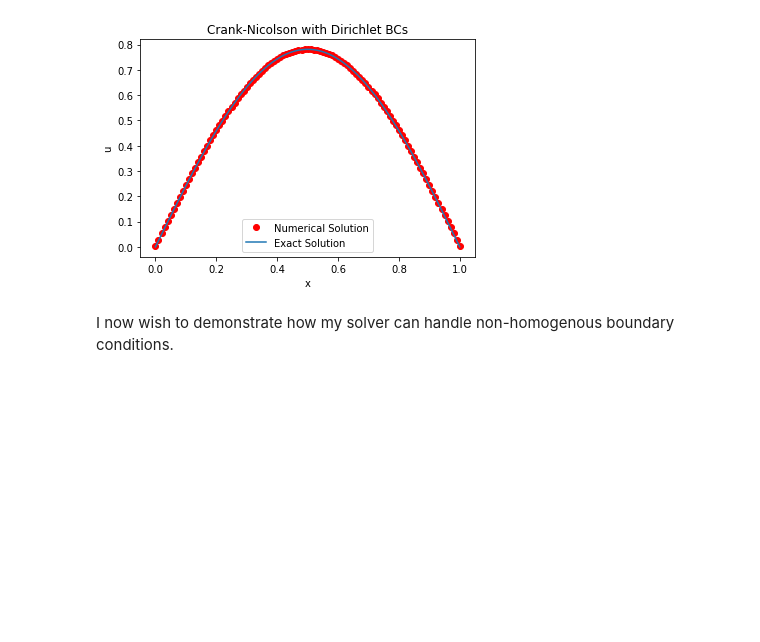
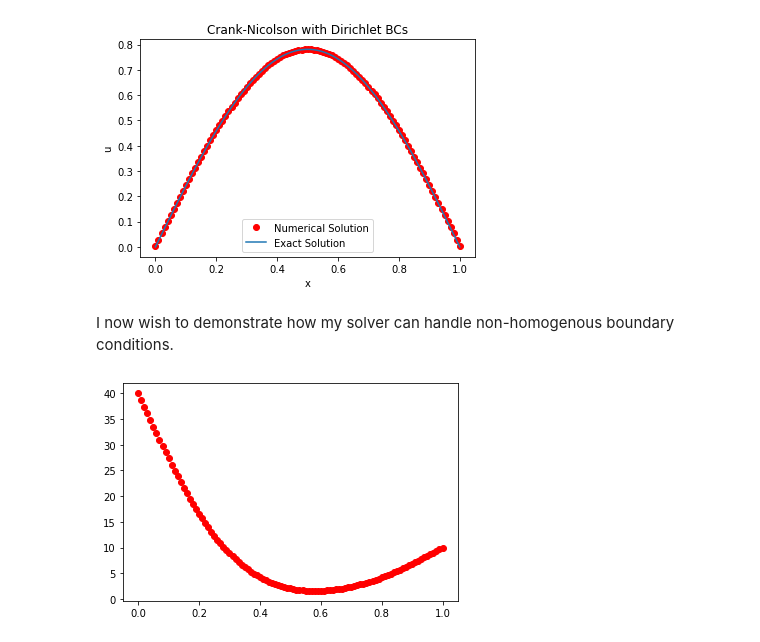
Before and after one commit to joesouber/EMAT30008, a Jupyter notebook: report.ipynb, the cells around one changed output. Drawn from its saved outputs; the diff is of its cells as text; code cells hidden in the pictures; blank space fills up the shorter version.

```diff
--- a/report.ipynb
+++ b/report.ipynb
@@ -436,3 +436,50 @@ plot_comparison(u2, t2, L, 0.1,u_exact,'Crank-Nicolson with Dirichlet BCs')
 [figure]
 # %% [markdown]
 I now wish to demonstrate how my solver can handle non-homogenous boundary conditions.
+# %%
+L = 1
+T = 0.5
+mx = 100
+mt = 1000
+
+def Initial_Condition(x, L):
+    '''
+    Function containing the initial conditions as described above.
+    '''
+    return 0
+
+def dirichlet_nonhomogenous(x, t):
+    '''
+    Function containing the boundary condition described above.
+    Note how different boundary conditions can be applied at each end of the domain using if statements.
+    '''
+    if x==0:
+        return 40
+    else:
+        return 10
+
+
+def D(x):
+    return x / (x * 10)
+
+def source_term(x,t):
+    return 0
+
+u, t = finite_difference(L, T, mx, mt, 'dirichlet', dirichlet_nonhomogenous, Initial_Condition, discretisation='feuler', source_term = source_term,D = D,linearity='linear')
+
+
+index = [t==0.3]
+    # Select the slice of the solution at t=t_plot
+solution1 = u[:,index[0]]
+
+
+xx = np.linspace(0,L,u.shape[0])
+    # Plot u at t=t_plot
+
+
+plt.plot(xx, solution1, 'o', c='r', label='Numerical Solution')
+
+plt.plot
+plt.show()
+# %% [output]
+[figure, added]
```
Also changed, not shown: parts of 2 cells of this notebook.
